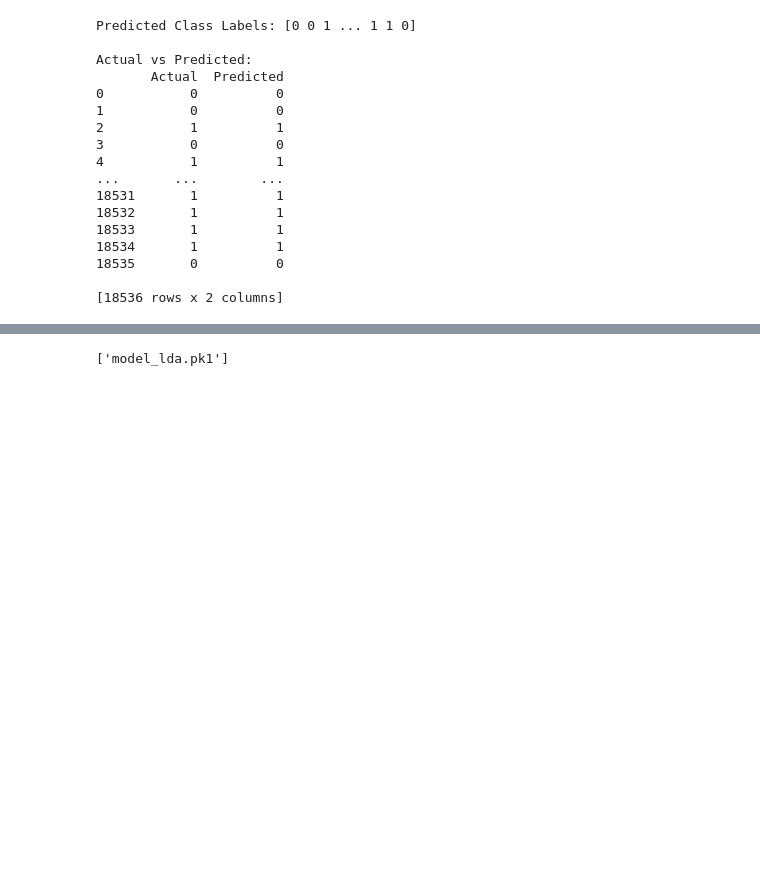
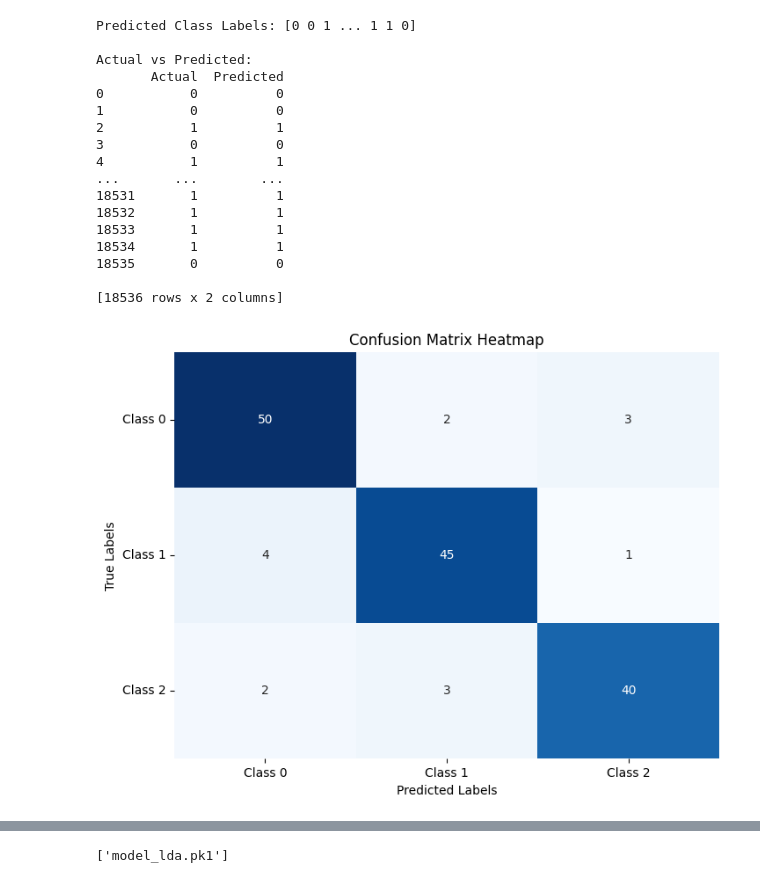
Before and after one commit to NavyBat/streamlit-ev_population, a Jupyter notebook: project.ipynb, the cells around one changed output, grey strips where cells are left out. Cells and saved outputs as stored; diff of their text form; code cells hidden in the pictures; blank space fills up the shorter version.

```diff
--- a/project.ipynb
+++ b/project.ipynb
@@ -388,3 +388,24 @@ Actual vs Predicted:
 18535       0          0
 
 [18536 rows x 2 columns]
+# %%
+import matplotlib.pyplot as plt
+import seaborn as sns
+import numpy as np
+
+# Sample confusion matrix (replace with the actual confusion matrix from your model)
+conf_matrix = np.array([[50, 2, 3],
+                        [4, 45, 1],
+                        [2, 3, 40]])
+
+# Plotting the confusion matrix as a heatmap
+plt.figure(figsize=(8, 6))
+sns.heatmap(conf_matrix, annot=True, fmt="d", cmap="Blues", cbar=False)
+plt.title("Confusion Matrix Heatmap")
+plt.xlabel("Predicted Labels")
+plt.ylabel("True Labels")
+plt.xticks(ticks=np.arange(3) + 0.5, labels=["Class 0", "Class 1", "Class 2"])
+plt.yticks(ticks=np.arange(3) + 0.5, labels=["Class 0", "Class 1", "Class 2"], rotation=0)
+plt.show()
+# %% [output]
+[figure, added]
```
Also changed, not shown: parts of 1 cell of this notebook, 1 other file.
